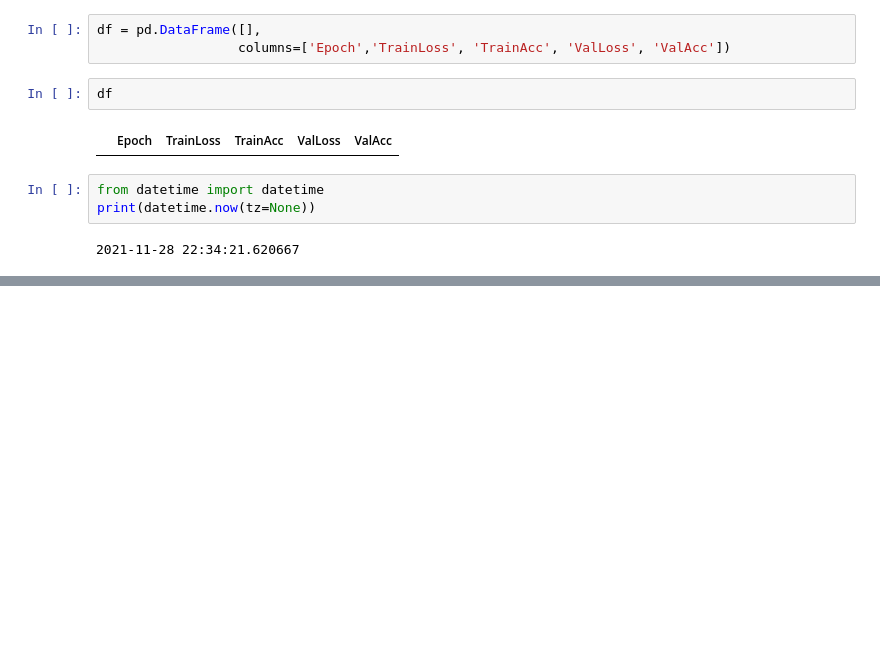
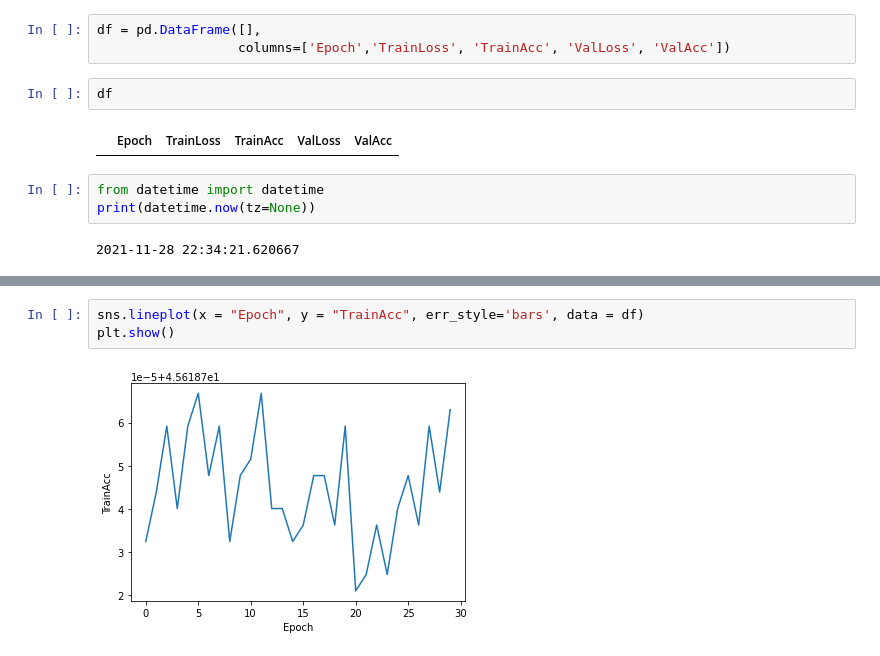
Before and after one commit to neosavvy/Fetal-head-segmentation-and-circumference-measurement-from-ultrasound-images, a Jupyter notebook: Process and Create Model.ipynb, the cells around one changed output, grey strips where cells are left out. Saved outputs shown, nothing was run; the diff lists cells and outputs as text; blank space fills up the shorter version.

```diff
--- a/Process and Create Model.ipynb
+++ b/Process and Create Model.ipynb
@@ -140,0 +148,5 @@ Unet(
+# %%
+sns.lineplot(x = "Epoch", y = "TrainAcc", err_style='bars', data = df)
+plt.show()
+# %% [output]
+[figure, added]
```
Also changed, not shown: parts of 6 cells of this notebook.
